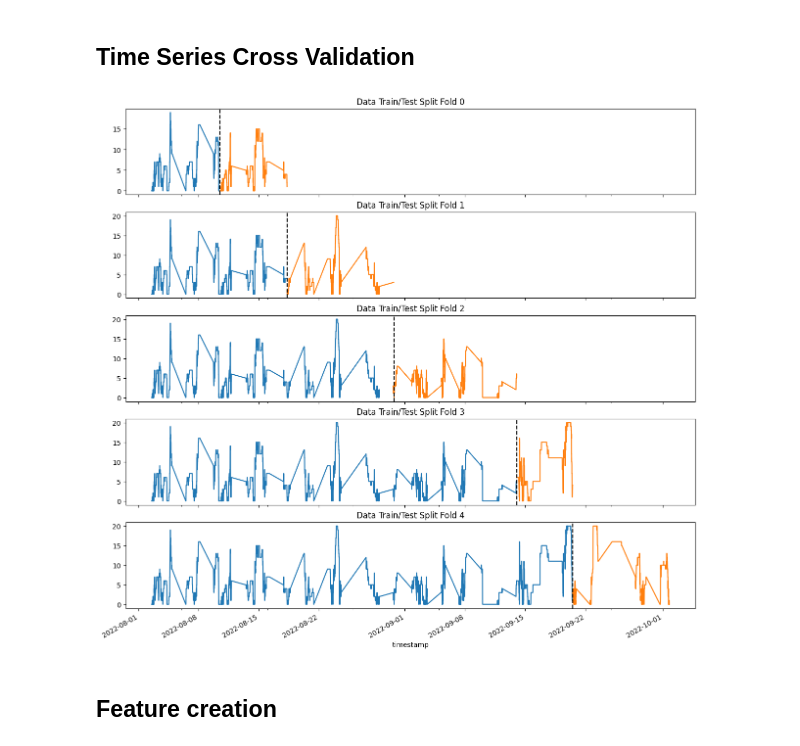
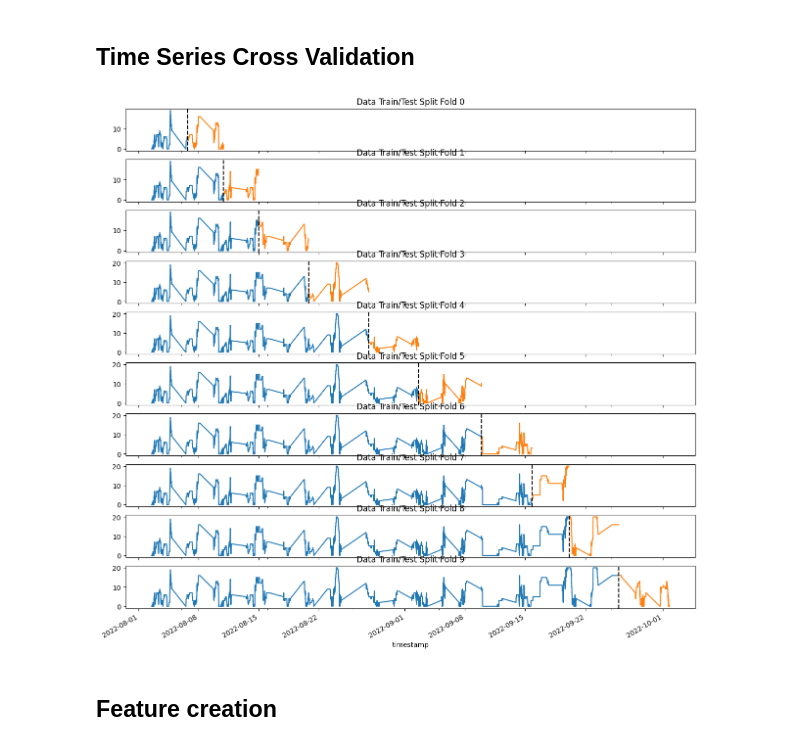
Before and after one commit to ZanMervic/bicikelj_machine_learning_project, a Jupyter notebook: notebook.ipynb, the cells around one changed output. Saved outputs shown, nothing was run; the diff lists cells and outputs as text; code cells hidden in the pictures.

```diff
--- a/notebook.ipynb
+++ b/notebook.ipynb
@@ -94,25 +94,26 @@ plt.show()
 # %% [markdown]
 ## Time Series Cross Validation
 # %%
-tss = TimeSeriesSplit(n_splits=5, gap=(60 // 5))
+# tss = TimeSeriesSplit(n_splits=5, gap=(60 // 5), test_size=(120//5))
+tss = TimeSeriesSplit(n_splits=10, gap=(60 // 5))
 df_simple = df_simple.sort_index()
 # %%
-fig, axs = plt.subplots(5, 1, figsize=(15, 15), sharex=True)
+fig, axs = plt.subplots(10, 1, figsize=(15, 15), sharex=True)
 
 fold = 0
 for train_idx, val_idx in tss.split(df_simple):
     train = df_simple.iloc[train_idx]
     test = df_simple.iloc[val_idx]
     train['CESTA NA ROŽNIK'].plot(ax=axs[fold],
                           label='Training Set',
                           title=f'Data Train/Test Split Fold {fold}')
     test['CESTA NA ROŽNIK'].plot(ax=axs[fold],
                          label='Test Set')
     axs[fold].axvline(test.index.min(), color='black', ls='--')
     fold += 1
 plt.show()
 # %% [output]
-[figure, old version]
+[figure, new version]
 # %% [markdown]
 ## Feature creation
 # %%
```
Also changed, not shown: parts of 12 cells of this notebook, 2 other files.
